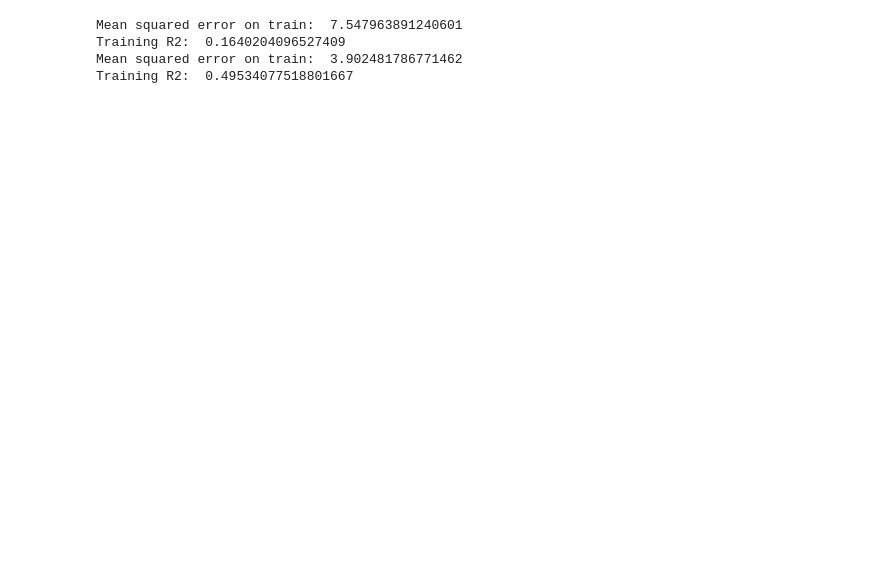
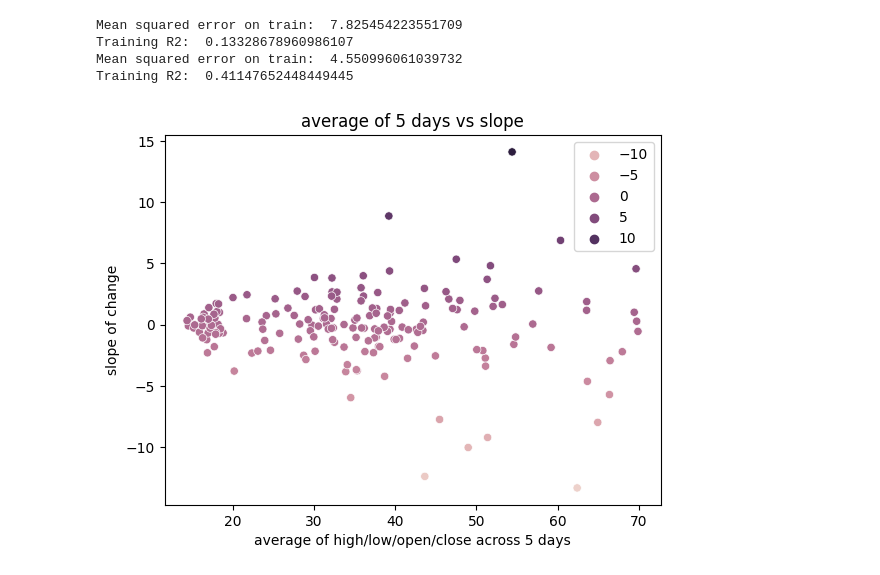
Before and after one commit to aeasy370/Twitter-Stock-Linear-Regression, a Jupyter notebook: change.ipynb, the cells around one changed output. Saved outputs shown, nothing was run; the diff lists cells and outputs as text; code cells hidden in the pictures; blank space fills up the shorter version.

Commit message:
updated to include functions and restructure, now performs linear regression consistently

```diff
--- a/change.ipynb
+++ b/change.ipynb
@@ -6,29 +7,3 @@ import matplotlib.pyplot as plt
 from sklearn import linear_model
 from sklearn.model_selection import train_test_split
 from sklearn.metrics import mean_squared_error, r2_score
-# %%
-'''
-	* create train by selecting index of X and converting to numpy array
-	* fit the linear regression
-	*
-'''
-def regress(X, y, regr):
-	regr.fit(X, y)
-	y_pred = regr.predict(X)
-	print("Mean squared error on train: ", mean_squared_error(y, y_pred))
-	print("Training R2: ", r2_score(y, y_pred))
-
-
-'''
-	* Remove
-'''
-def concatenated_elements(X_train, X_test):
-	# remove days 6-10 from training
-	for i in range(len(X_train)):
-		X_train[i] = X_train[i][:5].to_numpy()
-		X_train[i] = np.concatenate(X_train[i])
-
-	# remove days 6-10 from testing
-	for i in range(len(X_test)):
-		X_test[i] = X_test[i][:5].to_numpy()
-		X_test[i] = np.concatenate(X_test[i])
@@ -84,9 +71,23 @@ for i in range(len(X_test)):
+# %%
+# read in dataframe and reduce to 'Open', 'High', 'Low', 'Close', and 'Volume'
+X = pd.read_csv("TWTR.csv")
+X = X[['Open', 'High', 'Low', 'Close']]
+
+# create y label vector
+X, y = label_data(X)
+
+# train test split
+X_train, X_test, y_train, y_test = train_test_split(X, y, test_size=0.2, random_state=42)
 # %%
 regr = linear_model.LinearRegression()
-regress(X_train, y_train, regr)
-regress(X_test, y_test, regr)
+
+graph(X_train, y_train)
+
+regress(X_train, y_train, regr, transform= concatenated_elements)
+regress(X_test, y_test, regr, transform=concatenated_elements)
 # %% [output]
-Mean squared error on train:  7.547963891240601
-Training R2:  0.1640204096527409
-Mean squared error on train:  3.902481786771462
-Training R2:  0.49534077518801667
+Mean squared error on train:  7.825454223551709
+Training R2:  0.13328678960986107
+Mean squared error on train:  4.550996061039732
+Training R2:  0.41147652448449445
+[figure, added]
```
Also changed, not shown: parts of 3 cells of this notebook.
